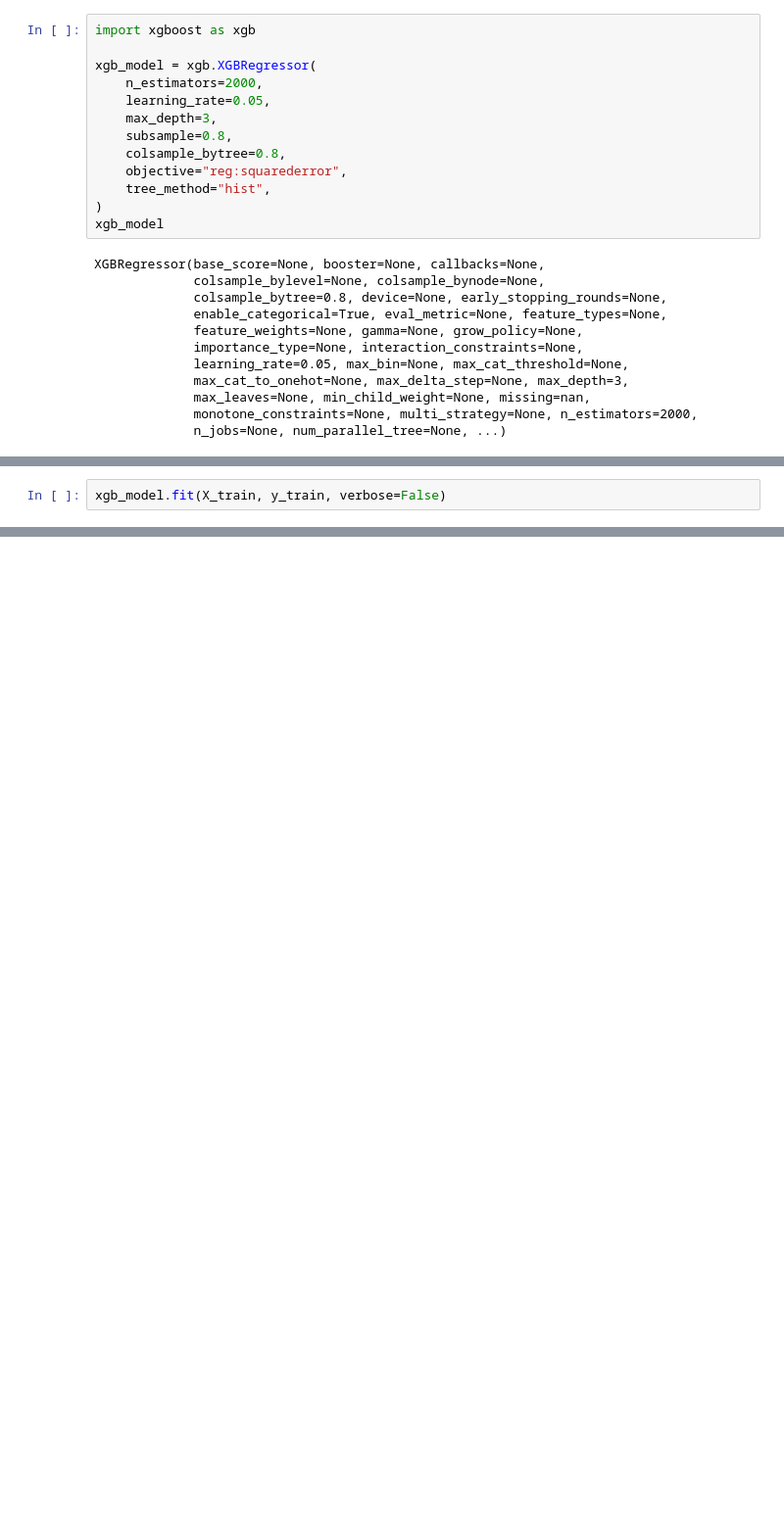
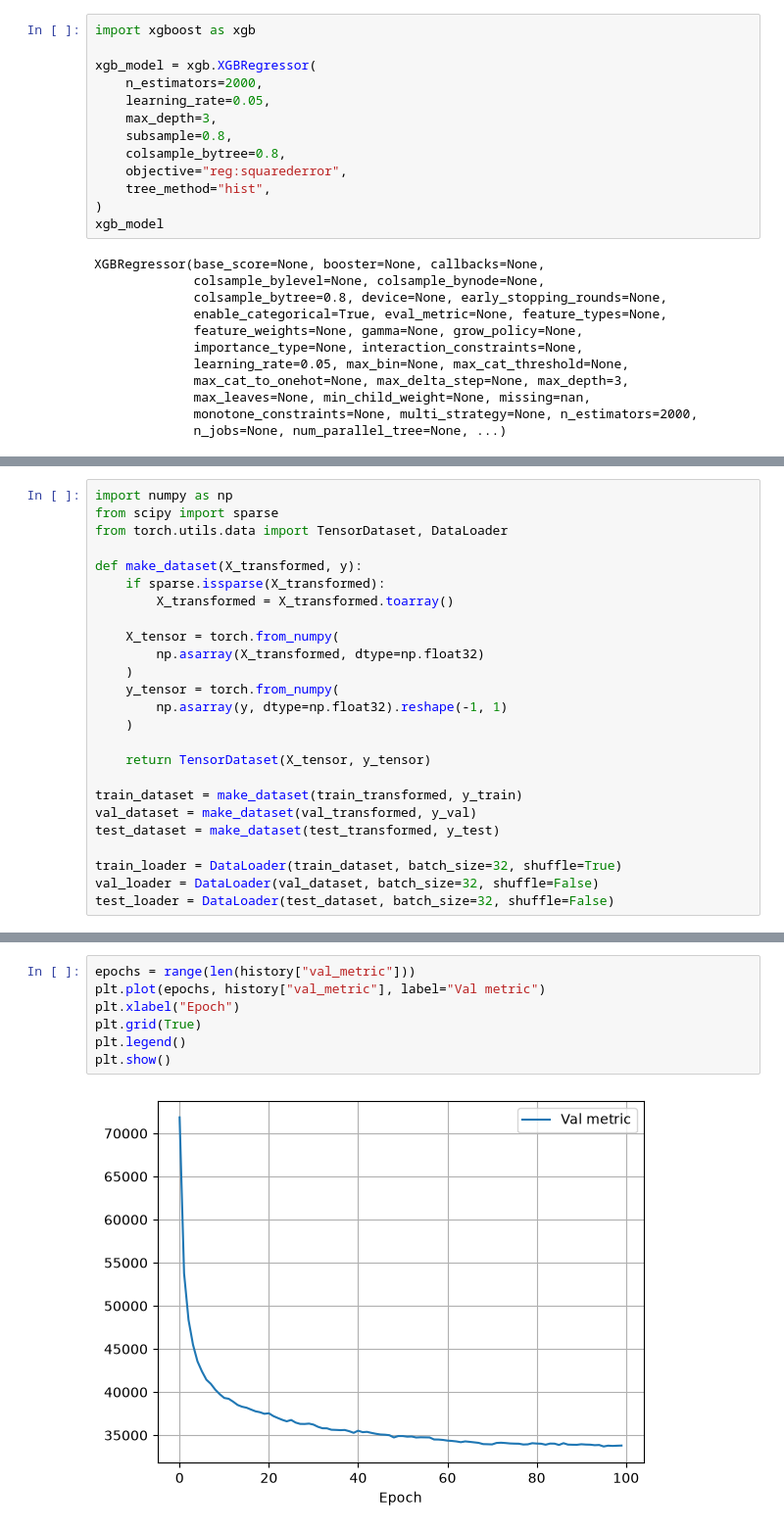
Before and after one commit to 03axdov/Kaggle-Competitions, a Jupyter notebook: Housing/main.ipynb, the cells around one changed output, grey strips where cells are left out. Shown at 98% size. Saved outputs shown, nothing was run; the diff lists cells and outputs as text; blank space fills up the shorter version.

```diff
--- a/Housing/main.ipynb
+++ b/Housing/main.ipynb
@@ -135,2 +140,0 @@ XGB: -29651.604 +- 8571.139
-# %%
-xgb_model.fit(X_train, y_train, verbose=False)
@@ -159,0 +208,25 @@ np.float64(-2142.9603310502284)
+# %%
+import numpy as np
+from scipy import sparse
+from torch.utils.data import TensorDataset, DataLoader
+
+def make_dataset(X_transformed, y):
+    if sparse.issparse(X_transformed):
+        X_transformed = X_transformed.toarray()
+
+    X_tensor = torch.from_numpy(
+        np.asarray(X_transformed, dtype=np.float32)
+    )
+    y_tensor = torch.from_numpy(
+        np.asarray(y, dtype=np.float32).reshape(-1, 1)
+    )
+
+    return TensorDataset(X_tensor, y_tensor)
+
+train_dataset = make_dataset(train_transformed, y_train)
+val_dataset = make_dataset(val_transformed, y_val)
+test_dataset = make_dataset(test_transformed, y_test)
+
+train_loader = DataLoader(train_dataset, batch_size=32, shuffle=True)
+val_loader = DataLoader(val_dataset, batch_size=32, shuffle=False)
+test_loader = DataLoader(test_dataset, batch_size=32, shuffle=False)
@@ -159,0 +347,9 @@ np.float64(-2142.9603310502284)
+# %%
+epochs = range(len(history["val_metric"]))
+plt.plot(epochs, history["val_metric"], label="Val metric")
+plt.xlabel("Epoch")
+plt.grid(True)
+plt.legend()
+plt.show()
+# %% [output]
+[figure, added]
```
Also changed, not shown: parts of 14 cells of this notebook, 1 other file.
